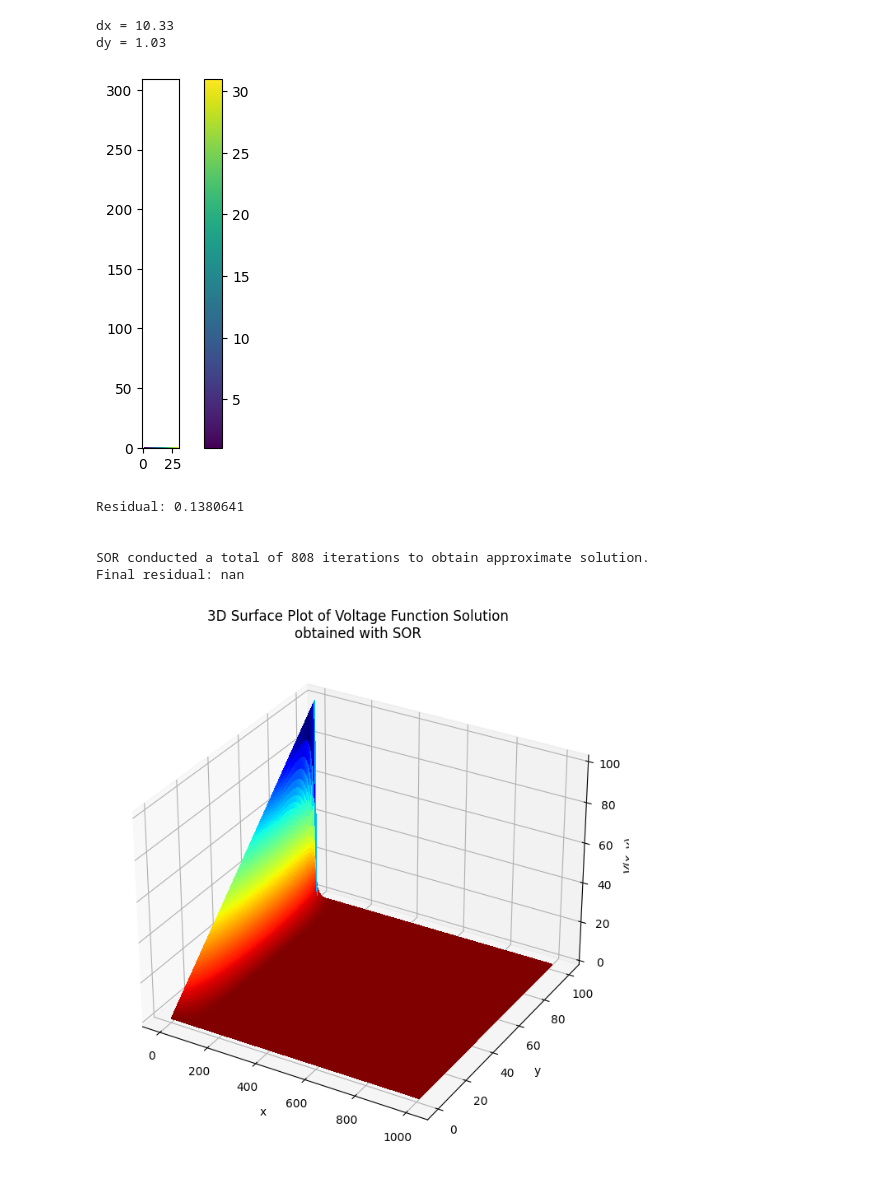
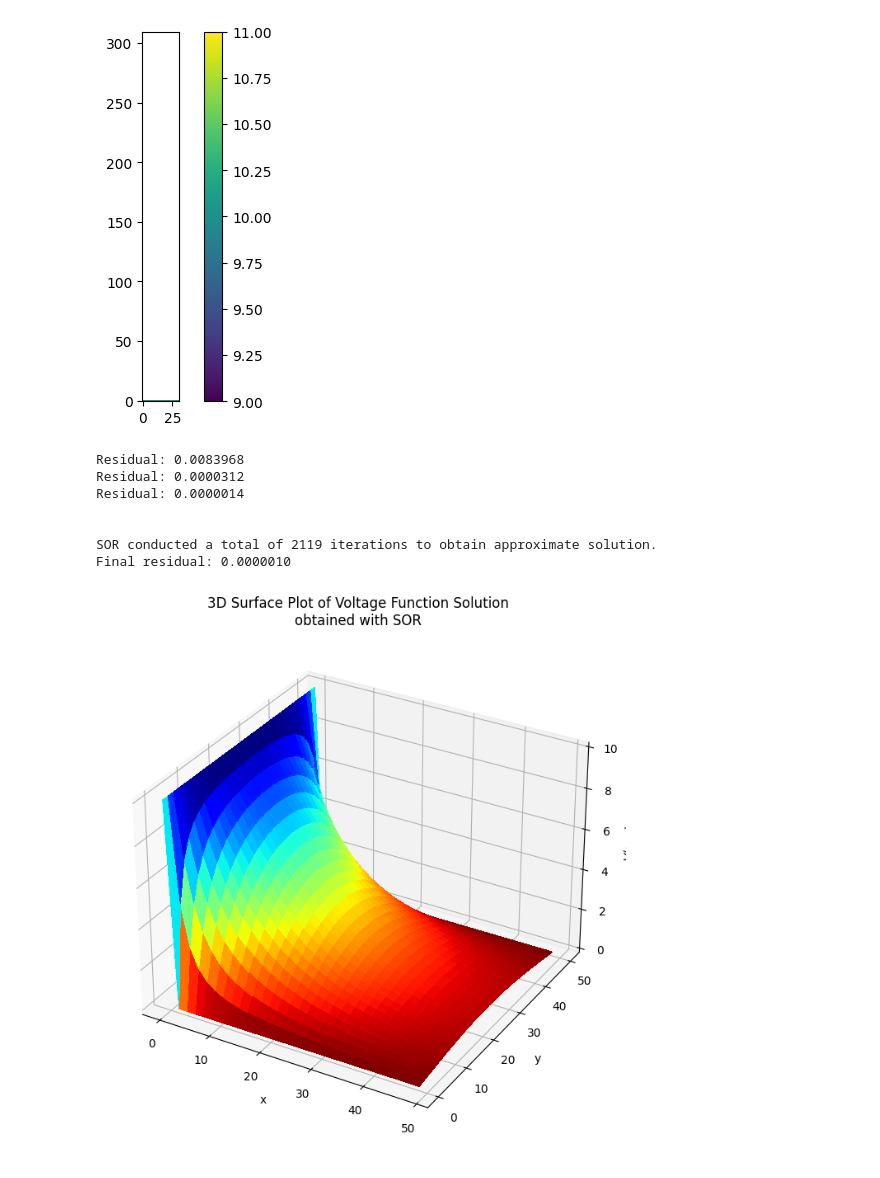
Before and after one commit to RandleRaccoon/PHYS_3025, a Jupyter notebook: Numerical_Solutions_to_Laplace's_Eqaution.ipynb, the cells around one changed output. Saved outputs shown, nothing was run; the diff lists cells and outputs as text; code cells hidden in the pictures.

```diff
--- a/Numerical_Solutions_to_Laplace's_Eqaution.ipynb
+++ b/Numerical_Solutions_to_Laplace's_Eqaution.ipynb
@@ -7,18 +7,11 @@ import matplotlib.pyplot as plt
 n = 31                  # Number of grid points
 V = np.zeros((n*10,n))      # Array to store function
 a = 50                      # Set constant a
-lx = n*10                   # Set length of the plate
-dx = lx/(n-1)               # Find increment
+lx = a*10                   # Set length of the plate
 x = np.linspace(0,lx,n*10)
-print("dx = %.2f" % dx)
 
-ly = n
-dy = ly/(n-1)
+ly = a
 y = np.linspace(0,ly,n)
-print("dy = %.2f" % dy)
-# %% [output]
-dx = 10.33
-dy = 1.03
 # %%
 # #Boundary Conditions
 for i in range(n*10):
@@ -26,7 +19,7 @@ for i in range(n*10):
     V[i,n-1] = 0
 
 for i in range(n):
-    V[0,i] = y[i]
+    V[0,i] = 10
     V[n*10-1,i] = 0
 # %%
 #Plotting Boundary Conditions
@@ -34,9 +27,9 @@ plt.imshow(np.where(V>0, V, np.nan), origin="lower")
 plt.colorbar()
 plt.show()
 # %% [output]
-[figure, old version]
+[figure, new version]
 # %%
-#Algorithm based on an article I found
+#Algorithm based on an article I found (modified)
 
 resid_crit = 1.0e-6
 
@@ -54,17 +47,21 @@ while resid_ave > resid_crit:
     cnt_points = 0
 
     # Loop over internal points only
-    for i in range(1,n-1):
+    for i in range(1,10*n-1):
         for j in range(1,n-1):
 
             # Checker-boarding
             if ((i+j)%2)==count%2:
 
                 # Residual
-                residual = (V[i+1,j] + V[i-1,j] + V[i,j+1]+ V[i,j-1])*1/4 - 4*V[i,j]
+                Vnew = (V[i+1,j] + V[i-1,j] + V[i,j+1]+ V[i,j-1])*1/4
+                Vold = V[i,j]
+
+                residual = abs(Vnew - Vold)
+                # print(residual)
 
                 # Update V value
-                V[i,j] += 1.7*residual
+                V[i,j] = Vnew
 
                 # Update resid_ave as a sum of residuals
                 resid_ave += abs(residual)
@@ -85,27 +82,29 @@ print("\n")
 print("SOR conducted a total of %g iterations to obtain approximate solution." % count)
 print("Final residual: %.7f" % resid_ave)
 # %% [output]
-Residual: 0.1380641
+Residual: 0.0083968
+Residual: 0.0000312
+Residual: 0.0000014
 
 
-SOR conducted a total of 808 iterations to obtain approximate solution.
-Final residual: nan
+SOR conducted a total of 2119 iterations to obtain approximate solution.
+Final residual: 0.0000010
 # %%
 #Plotting
 X, Y = np.meshgrid(x, y)
 
 fig = plt.figure(figsize=(10, 8))
 ax = fig.add_subplot(111, projection='3d')
-ax.plot_surface(X, Y, V.T, cmap="jet_r", rstride=1, cstride=1, linewidth=0, antialiased=False)
+ax.plot_surface(X[:n,:n], Y[:n,:n], V.T[:n,:n], cmap="jet_r", rstride=1, cstride=1, linewidth=0, antialiased=False)
 
 #ax.set_xlim([0, 1])
 #ax.set_ylim([0, 1])
 #ax.set_zlim([0, 1])
 
 ax.set_xlabel("x")
 ax.set_ylabel("y")
 ax.set_zlabel("$V(x, y)$")
 ax.set_title("3D Surface Plot of Voltage Function Solution\nobtained with SOR")
 plt.show()
 # %% [output]
-[figure, old version]
+[figure, new version]
```
